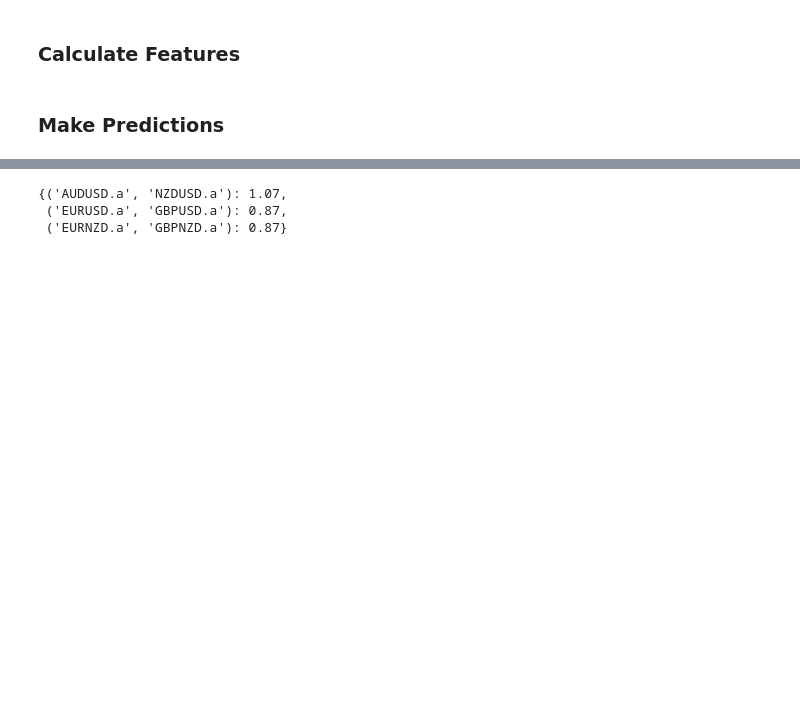
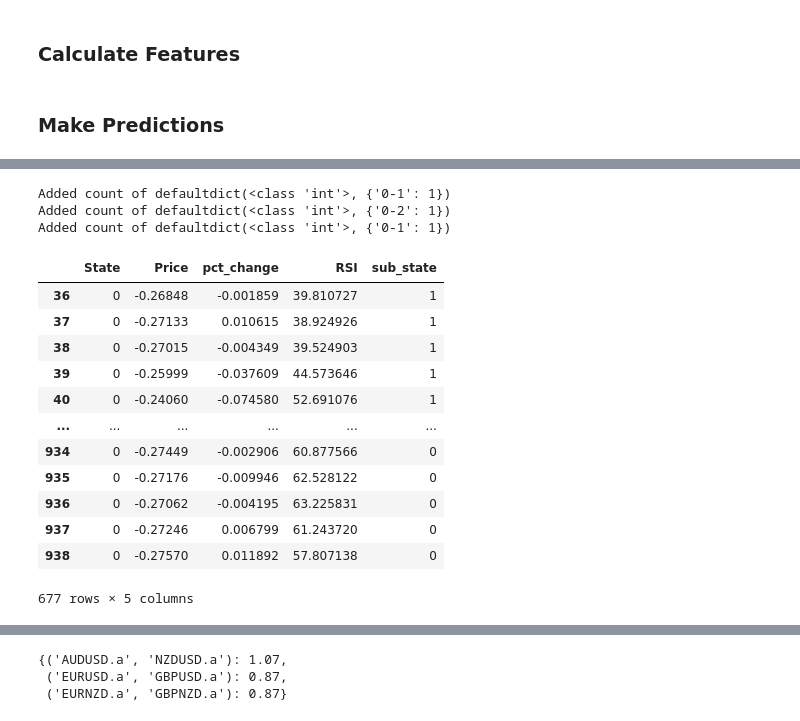
Before and after one commit to aliquid-novi/Strategies, a Jupyter notebook: lets get it/T1.ipynb, the cells around one changed output, grey strips where cells are left out. Saved outputs shown, nothing was run; the diff lists cells and outputs as text; code cells hidden in the pictures; blank space fills up the shorter version.

```diff
--- a/lets get it/T1.ipynb
+++ b/lets get it/T1.ipynb
@@ -256,0 +554,2 @@ Signal: Sell EURNZD.a, Buy GBPNZD.a
+# %%
+lin_trans_matrix = lin_markov_chain.get_transition_matrix()
@@ -256,0 +797,24 @@ Signal: Sell EURNZD.a, Buy GBPNZD.a
+# %%
+# Initialize a dictionary to store DataFrames of most common states
+most_common_states_dfs = {}
+
+# Loop through each pair and its most common state in most_common_states
+for pair, most_common_state in most_common_states.items():
+    # Create a DataFrame for the current pair
+    pair_df = pd.DataFrame(
+        head_features[pair]['close'].values,
+        states_dict[pair]['states']
+    ).reset_index()
+
+    pair_df.columns = ['State', 'Price']
+    pair_df['pct_change'] = pair_df['Price'].pct_change()
+    pair_df['RSI'] = ta.rsi(pair_df['Price'], length=14)
+
+    # Filter rows in pair_df that match the most common state
+    filtered_df = pair_df[pair_df['State'] == most_common_state]
+
+    # Store the filtered DataFrame in most_common_states_dfs
+    most_common_states_dfs[pair] = filtered_df
+# %%
+debug = DebugMarkovChain(lin_markov_chain, states_dict)
+debug_trans_matrix = debug.get_transition_matrix()
@@ -256,0 +847,35 @@ Signal: Sell EURNZD.a, Buy GBPNZD.a
+# %%
+for pair, df in most_common_states_dfs.items():
+    df = df.dropna()
+    scaled_data = scaler.fit_transform(df[['Price', 'pct_change', 'RSI']])
+    n_components = 3  # Number of sub-states
+    model = hmm.GaussianHMM(n_components=n_components, covariance_type="full", n_iter=100)
+    model.fit(scaled_data)
+    sub_states = model.predict(scaled_data)
+
+    # Add sub_states to DataFrame
+    df['sub_state'] = sub_states
+
+    # Update original transition matrix
+    meta_state = int(most_common_states[pair])  # The most common state for this pair
+    debug.substate_update_transition_matrix(debug_trans_matrix, pair, sub_states, meta_state)
+# %% [output]
+Added count of defaultdict(<class 'int'>, {'0-1': 1})
+Added count of defaultdict(<class 'int'>, {'0-2': 1})
+Added count of defaultdict(<class 'int'>, {'0-1': 1})
+# %%
+df
+# %% [output]
+|  | State | Price | pct_change | RSI | sub_state |
+| 36 | 0 | -0.26848 | -0.001859 | 39.810727 | 1 |
+| 37 | 0 | -0.27133 | 0.010615 | 38.924926 | 1 |
+| 38 | 0 | -0.27015 | -0.004349 | 39.524903 | 1 |
+| 39 | 0 | -0.25999 | -0.037609 | 44.573646 | 1 |
+| 40 | 0 | -0.24060 | -0.074580 | 52.691076 | 1 |
+| ... | ... | ... | ... | ... | ... |
+| 934 | 0 | -0.27449 | -0.002906 | 60.877566 | 0 |
+| 935 | 0 | -0.27176 | -0.009946 | 62.528122 | 0 |
+| 936 | 0 | -0.27062 | -0.004195 | 63.225831 | 0 |
+| 937 | 0 | -0.27246 | 0.006799 | 61.243720 | 0 |
+| 938 | 0 | -0.27570 | 0.011892 | 57.807138 | 0 |
+677 rows × 5 columns
```
Also changed, not shown: parts of 76 cells of this notebook, 14 other files.
